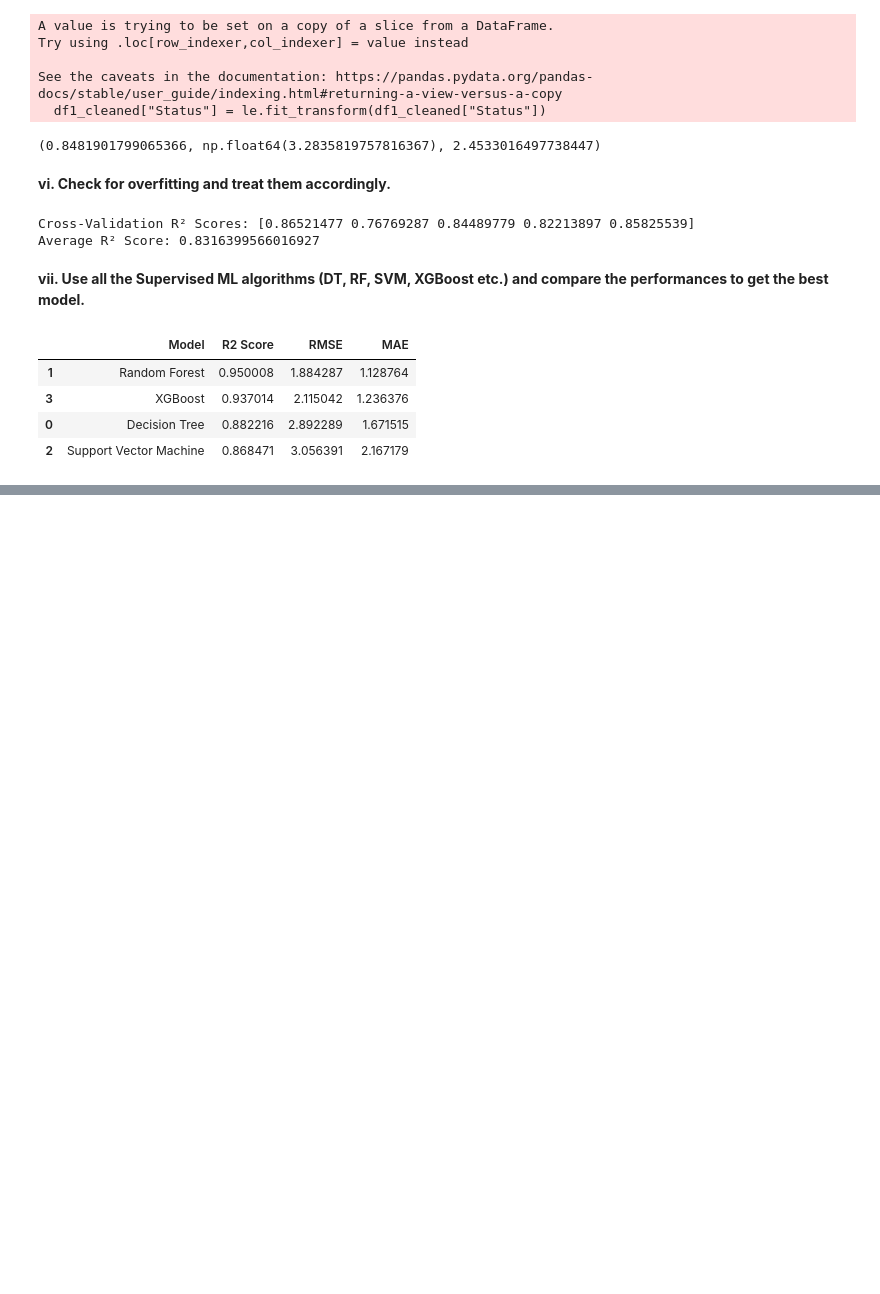
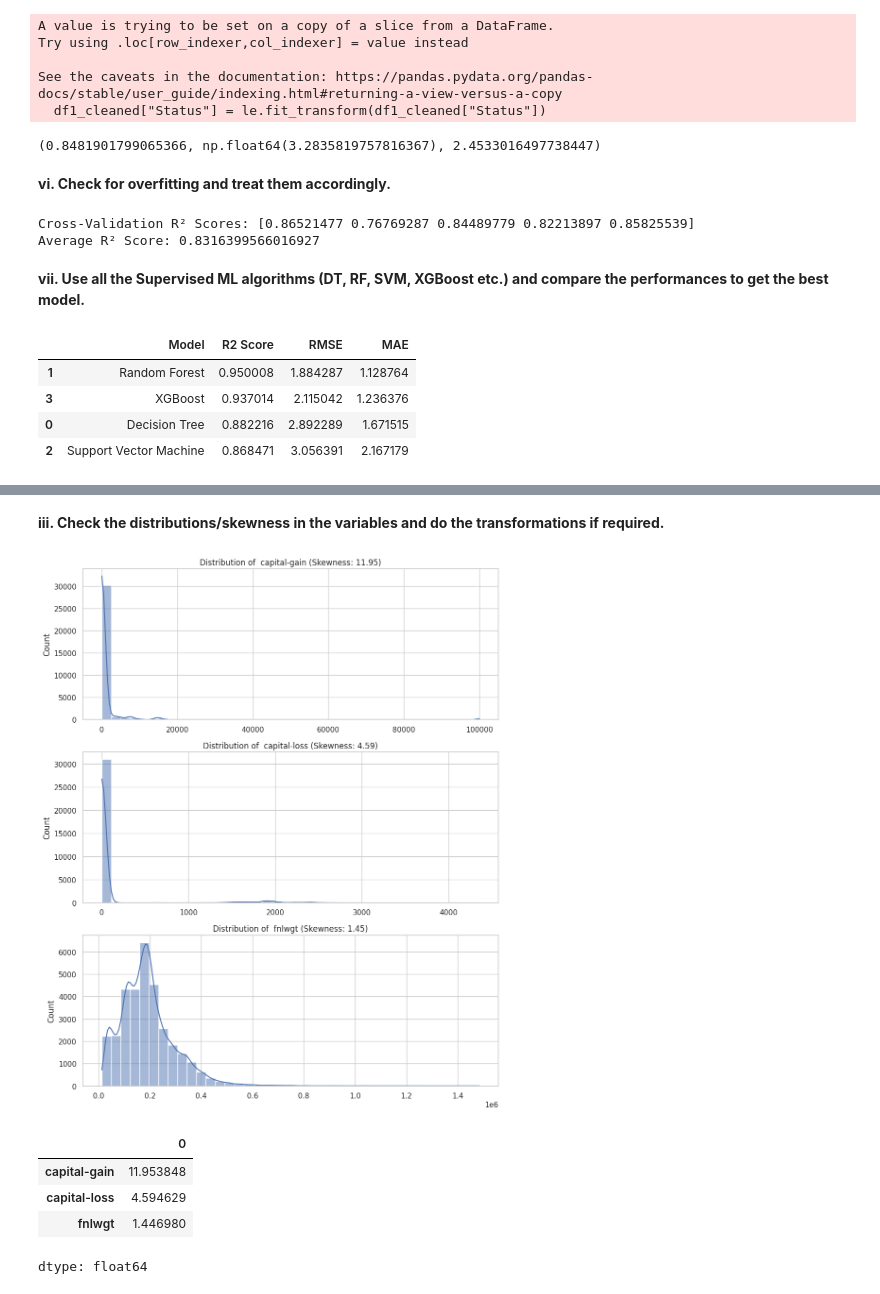
Before and after one commit to Piramu-Mahalingam/DS-Course-Assignment-1, a Jupyter notebook: Piramu_M_Assignment_Supervised_ML.ipynb, the cells around one changed output, grey strips where cells are left out. Drawn from its saved outputs; the diff is of its cells as text; code cells hidden in the pictures; blank space fills up the shorter version.

```diff
--- a/Piramu_M_Assignment_Supervised_ML.ipynb
+++ b/Piramu_M_Assignment_Supervised_ML.ipynb
@@ -292,0 +348,31 @@ results_df.sort_values(by="R2 Score", ascending=False)
+# %% [markdown]
+**iii.	Check the distributions/skewness in the variables and do the transformations if required.**
+# %%
+from scipy.stats import skew
+import matplotlib.pyplot as plt
+import seaborn as sns
+# Calculate skewness for numerical columns
+# Removed the attempt to drop the 'Year' column as it does not exist in num_df2
+skew_val1= num_df2.skew().sort_values(ascending=False)
+# Identify highly skewed features (threshold > 1 or < -1)
+high_skew = skew_val1[abs(skew_val1) > 1]
+# Plot distributions of highly skewed features
+fig, axes = plt.subplots(nrows=len(high_skew), ncols=1, figsize=(10, 4 * len(high_skew)))
+# Adjust axes to be a list of axes objects if there's only one highly skewed feature
+if len(high_skew) == 1:
+    axes = [axes]
+
+for i, feature in enumerate(high_skew.index):
+    sns.histplot(df2[feature].dropna(), kde=True, ax=axes[i], bins=40)
+    axes[i].set_title(f"Distribution of {feature} (Skewness: {high_skew[feature]:.2f})")
+    axes[i].set_xlabel("")
+plt.tight_layout()
+plt.show()
+high_skew
+# %% [output]
+[figure, added]
+|  | 0 |
+| capital-gain | 11.953848 |
+| capital-loss | 4.594629 |
+| fnlwgt | 1.446980 |
+dtype: float64
```
Also changed, not shown: parts of 8 cells of this notebook.
